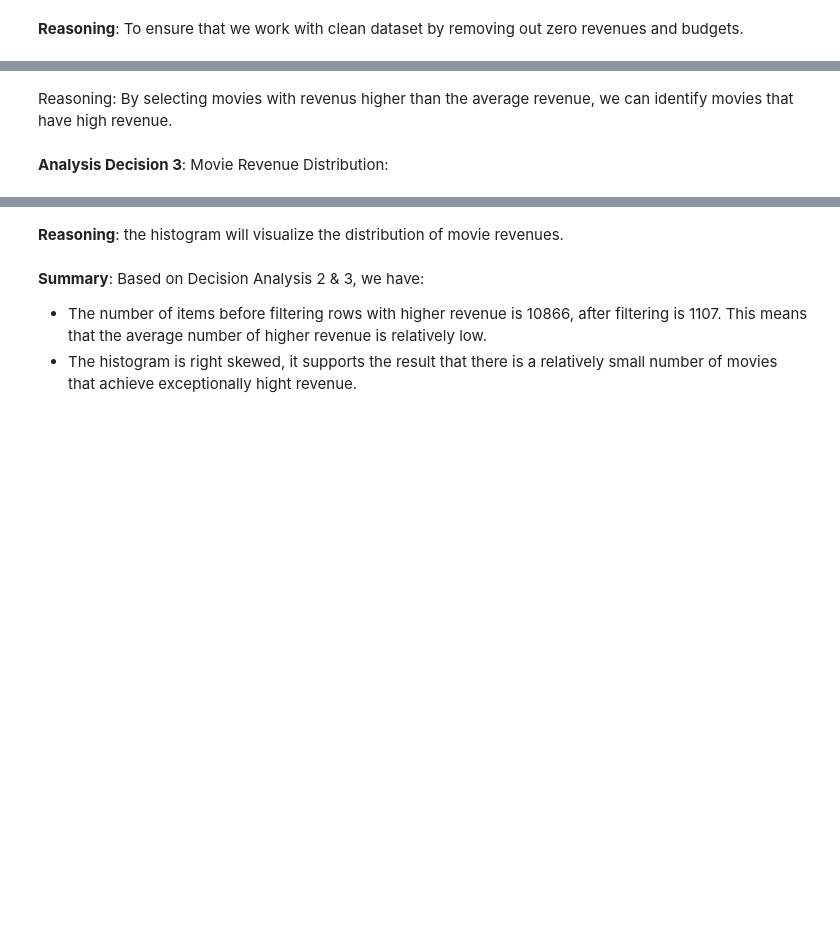
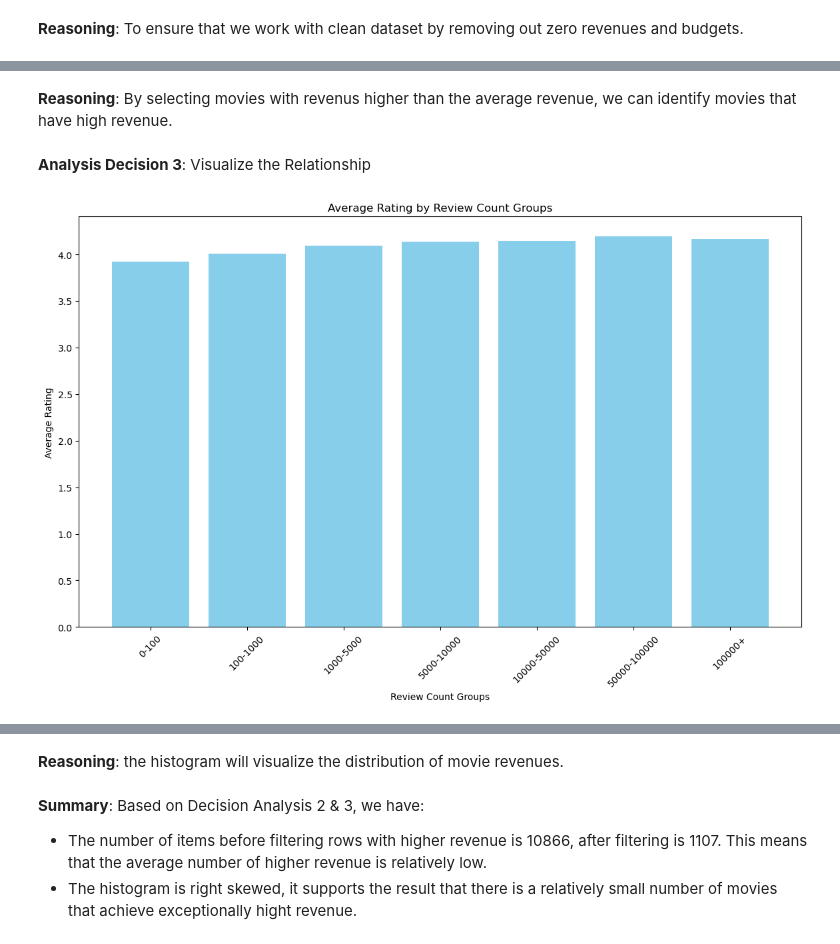
Before and after one commit to haule687/Data-Analyst-Capstone-Amazon-Products, a Jupyter notebook: Investigate_a_Dataset.ipynb, the cells around one changed output, grey strips where cells are left out. Drawn from its saved outputs; the diff is of its cells as text; code cells hidden in the pictures; blank space fills up the shorter version.

```diff
--- a/Investigate_a_Dataset.ipynb
+++ b/Investigate_a_Dataset.ipynb
@@ -730,2 +710,9 @@ df_revenue = df.query('revenue > 0 & budget > 0')
+# %%
+# Step 1: Define bins for review count ranges
+bins = [0, 100, 1000, 5000, 10000, 50000, 100000, 500000]  # Define the review count ranges
+labels = ['0-100', '100-1000', '1000-5000', '5000-10000', '10000-50000', '50000-100000', '100000+']  # Label each range
+# %%
+# Create a new column in the DataFrame to represent review count ranges
+split_category_df['rating_count_group'] = pd.cut(split_category_df['rating_count'], bins=bins, labels=labels)
 # %% [markdown]
 **Reasoning**: To ensure that we work with clean dataset by removing out zero revenues and budgets.
@@ -737,0 +721,3 @@ top_revenue.describe()
+# %%
+# Group by the review count ranges and calculate the mean rating
+review_count_vs_rating = split_category_df.groupby('rating_count_group')['rating'].mean().reset_index()
@@ -738,4 +736,4 @@ top_revenue.describe()
 # %% [markdown]
-Reasoning: By selecting movies with revenus higher than the average revenue, we can identify movies that have high revenue.
+**Reasoning**: By selecting movies with revenus higher than the average revenue, we can identify movies that have high revenue.
 # %% [markdown]
-**Analysis Decision 3**: Movie Revenue Distribution:
+**Analysis Decision 3**: Visualize the Relationship
@@ -747,0 +740,11 @@ plt.show()
+# %%
+# Plot the relationship between review count groups and average ratings
+plt.figure(figsize=(14, 8))
+plt.bar(review_count_vs_rating['rating_count_group'], review_count_vs_rating['rating'], color='skyblue')
+plt.xlabel('Review Count Groups')
+plt.ylabel('Average Rating')
+plt.title('Average Rating by Review Count Groups')
+plt.xticks(rotation=45)
+plt.show()
+# %% [output]
+[figure, added]
```
Also changed, not shown: parts of 83 cells of this notebook.
